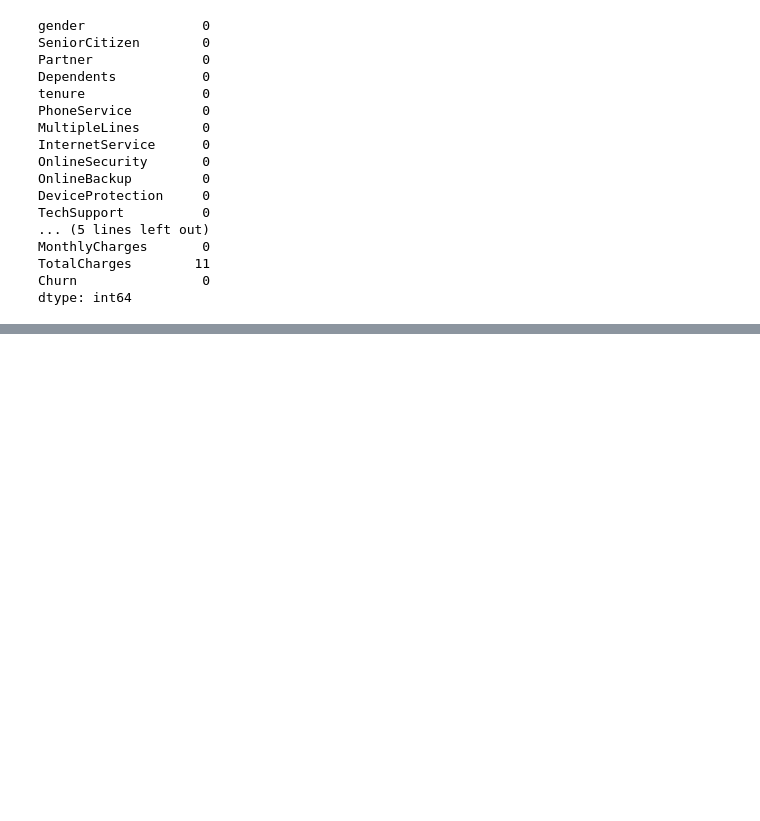
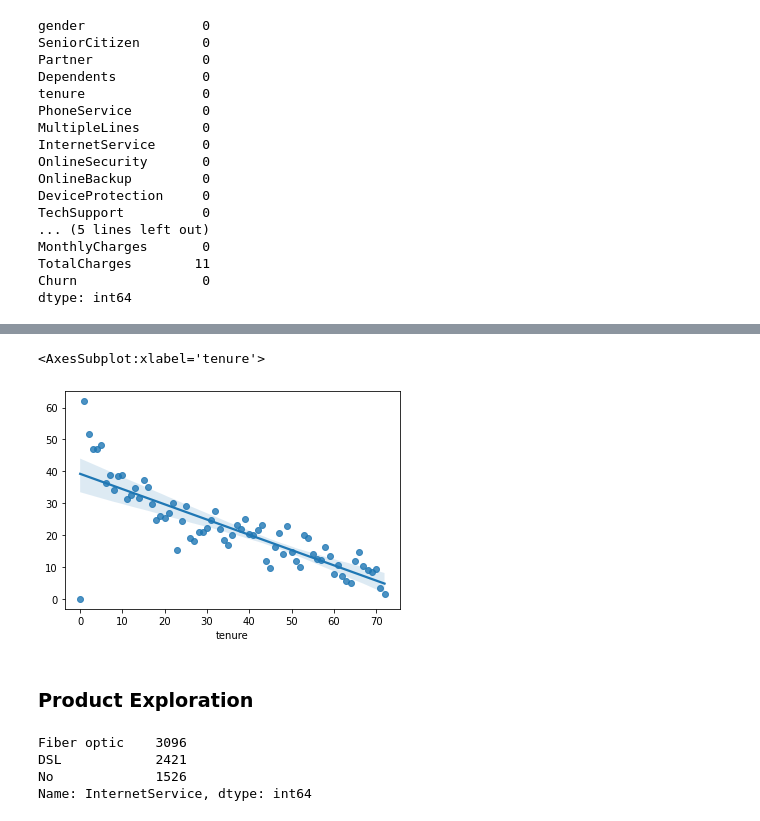
Before and after one commit to ruwzeta/1009-Final-assignment, a Jupyter notebook: Final Assignment.ipynb, the cells around one changed output, grey strips where cells are left out. Saved outputs shown, nothing was run; the diff lists cells and outputs as text; code cells hidden in the pictures; blank space fills up the shorter version.

```diff
--- a/Final Assignment.ipynb
+++ b/Final Assignment.ipynb
@@ -147,0 +183,31 @@ Name: TotalCharges, Length: 6530, dtype: int64
+# %%
+df_grouped = df.groupby('tenure').count()
+
+
+df_spilt_churn = pd.get_dummies(df['Churn'])
+df_spilt_churn_new = pd.concat([df, df_spilt_churn], axis=1)
+
+df_spilt_churn_new = df_spilt_churn_new.drop('Churn',axis=1)
+df_spilt_churn_new
+
+
+df_churngrouped =  df_spilt_churn_new.groupby('tenure').sum()
+df_churngrouped
+
+
+df_tenure_churned = 100* (df_churngrouped['Yes']/df_grouped['Churn'])
+
+
+sns.regplot(df_tenure_churned.index,df_tenure_churned)
+# %% [output]
+<AxesSubplot:xlabel='tenure'>
+[figure, added]
+# %% [markdown]
+### Product Exploration
+# %%
+df['InternetService'].value_counts()
+# %% [output]
+Fiber optic    3096
+DSL            2421
+No             1526
+Name: InternetService, dtype: int64
```
Also changed, not shown: parts of 18 cells of this notebook, 1 other file.
